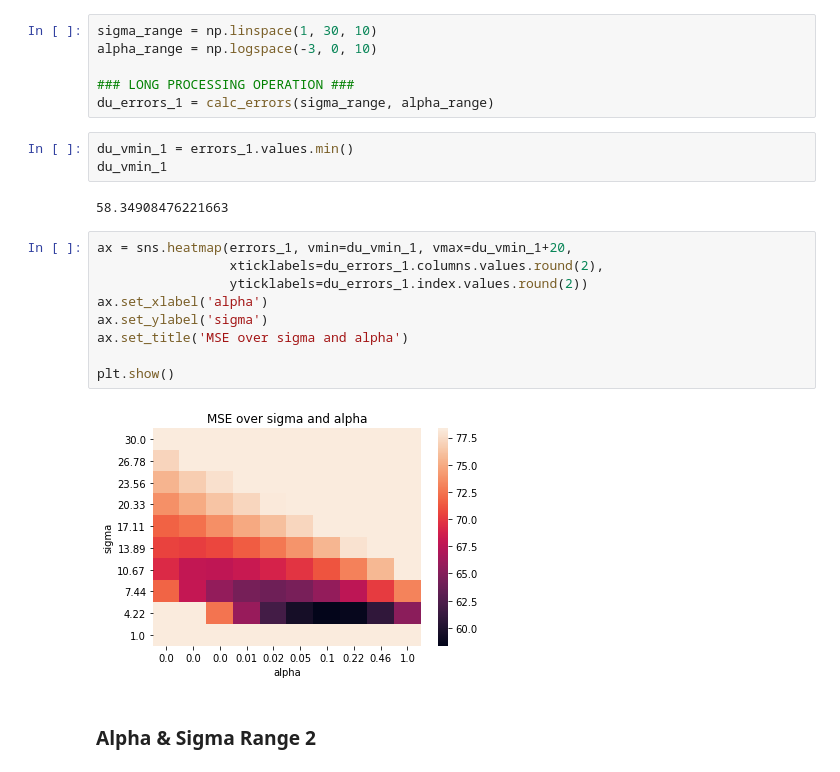
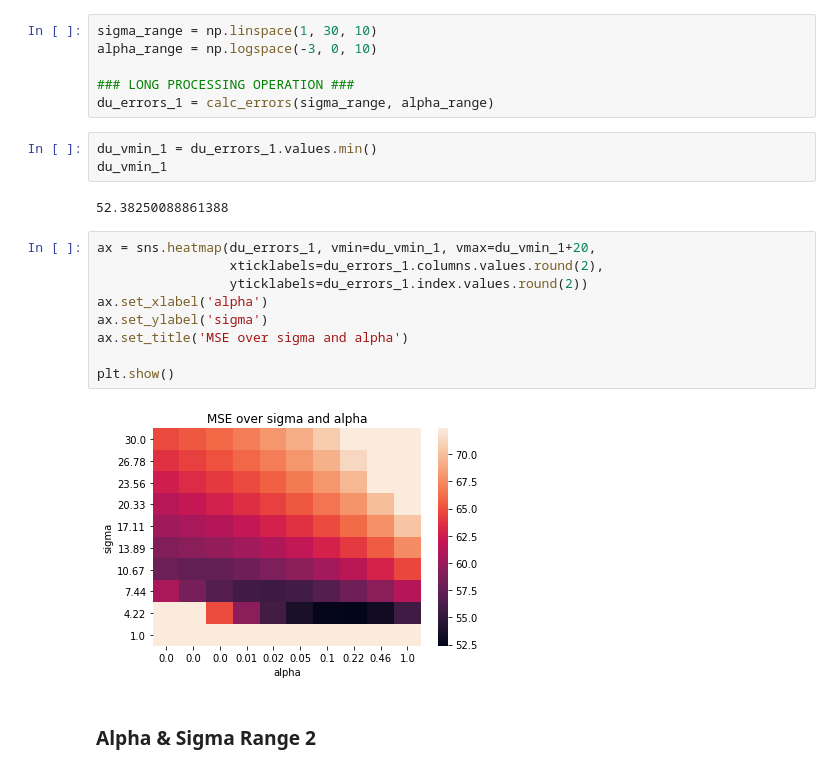
Before and after one commit to mogottsch/dsml_2020_magma, a Jupyter notebook: 3_predictive_analytics/Radial Basis Function.ipynb, the cells around one changed output. Saved outputs shown, nothing was run; the diff lists cells and outputs as text.

```diff
--- a/3_predictive_analytics/Radial Basis Function.ipynb
+++ b/3_predictive_analytics/Radial Basis Function.ipynb
@@ -303,21 +304,21 @@ alpha_range = np.logspace(-3, 0, 10)
 ### LONG PROCESSING OPERATION ###
 du_errors_1 = calc_errors(sigma_range, alpha_range)
 # %%
-du_vmin_1 = errors_1.values.min()
+du_vmin_1 = du_errors_1.values.min()
 du_vmin_1
 # %% [output]
-58.34908476221663
+52.38250088861388
 # %%
-ax = sns.heatmap(errors_1, vmin=du_vmin_1, vmax=du_vmin_1+20,
+ax = sns.heatmap(du_errors_1, vmin=du_vmin_1, vmax=du_vmin_1+20,
                  xticklabels=du_errors_1.columns.values.round(2),
                  yticklabels=du_errors_1.index.values.round(2))
 ax.set_xlabel('alpha')
 ax.set_ylabel('sigma')
 ax.set_title('MSE over sigma and alpha')
 
 plt.show()
 # %% [output]
-[figure, old version]
+[figure, new version]
 # %% [markdown]
 ### Alpha & Sigma Range 2
 # %%
```
Also changed, not shown: parts of 8 cells of this notebook.
